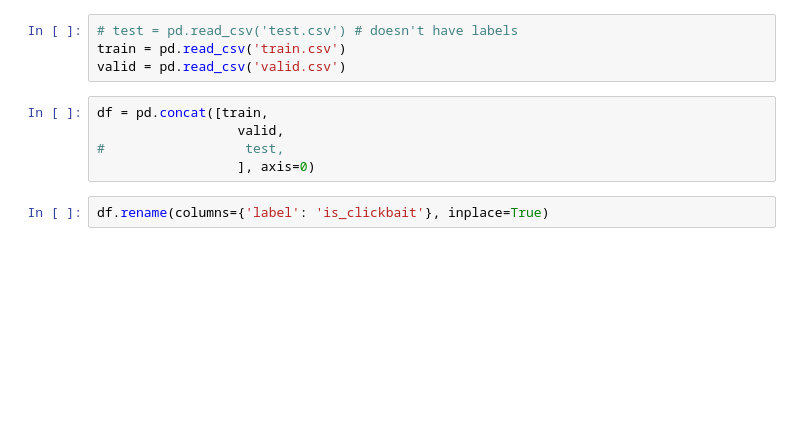
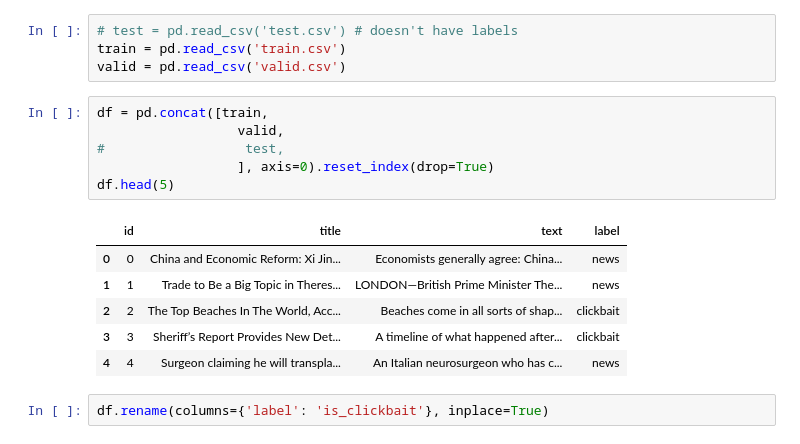
Before and after one commit to amajczyk/ClickbaitDetector, a Jupyter notebook: eda/small2/eda.ipynb, the cells around one changed output. Drawn from its saved outputs; the diff is of its cells as text; blank space fills up the shorter version.

```diff
--- a/eda/small2/eda.ipynb
+++ b/eda/small2/eda.ipynb
@@ -11,7 +11,15 @@ valid = pd.read_csv('valid.csv')
 # %%
 df = pd.concat([train,
                   valid,
 #                  test,
-                  ], axis=0)
+                  ], axis=0).reset_index(drop=True)
+df.head(5)
+# %% [output]
+|  | id | title | text | label |
+| 0 | 0 | China and Economic Reform: Xi Jin... | Economists generally agree: China... | news |
+| 1 | 1 | Trade to Be a Big Topic in Theres... | LONDON—British Prime Minister The... | news |
+| 2 | 2 | The Top Beaches In The World, Acc... | Beaches come in all sorts of shap... | clickbait |
+| 3 | 3 | Sheriff’s Report Provides New Det... | A timeline of what happened after... | clickbait |
+| 4 | 4 | Surgeon claiming he will transpla... | An Italian neurosurgeon who has c... | news |
 # %%
 df.rename(columns={'label': 'is_clickbait'}, inplace=True)
```
Also changed, not shown: parts of 3 cells of this notebook, 5 other files.
